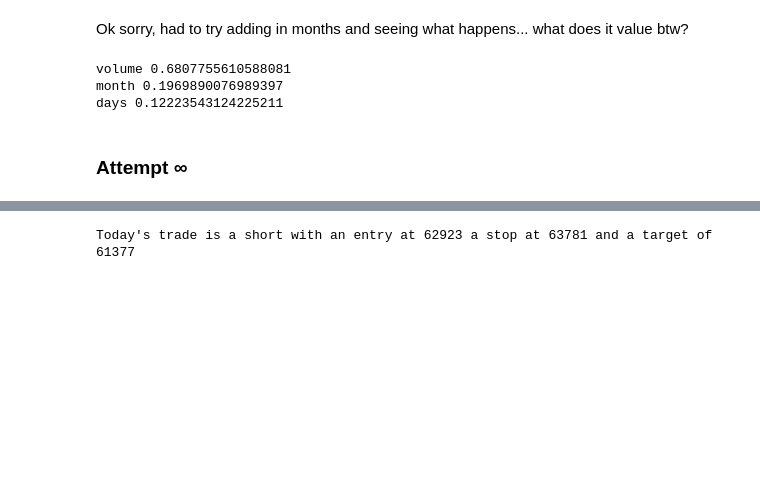
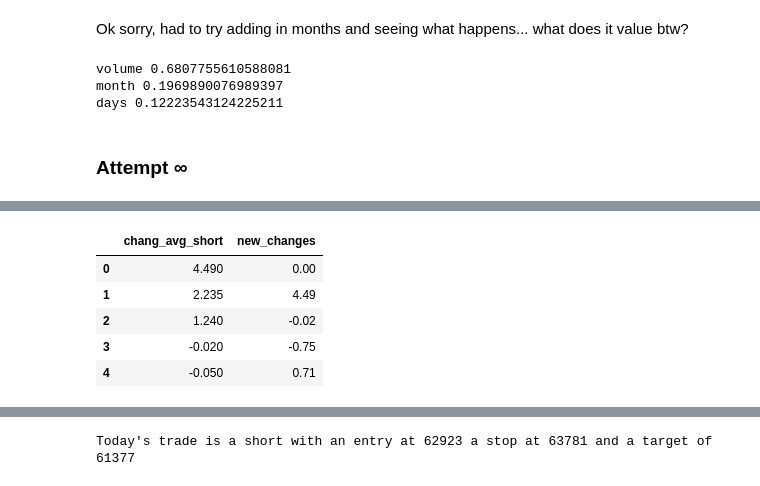
Before and after one commit to Mokoto-K/btc-regressor-predictor, a Jupyter notebook: btc-regressor-predictor.ipynb, the cells around one changed output, grey strips where cells are left out. Cells and saved outputs as stored; diff of their text form; code cells hidden in the pictures; blank space fills up the shorter version.

```diff
--- a/btc-regressor-predictor.ipynb
+++ b/btc-regressor-predictor.ipynb
@@ -472 +469,37 @@ X.head()
+# %%
+# Create a new Dataframe for attempt ∞
+X = pd.DataFrame()
+
+# Add days as a column in our dataframe
+# X["days"] = days
+
+# Assign short and long lengths for moving averages
+short_length = 3
+long_length = 10
+
+# Add moving averages to our dataframe
+X["chang_avg_short"] = rolling_avg("change", short_length)
+# X["high_avg_short"] = rolling_avg("high_to_close",short_length)
+# X["low_avg_short"] = rolling_avg("low_to_close",short_length)
+# X["mag_avg_short"] = rolling_avg("high_to_low",short_length)
+
+# X["chang_avg_long"] = rolling_avg("change",long_length)
+# X["high_avg_long"] = rolling_avg("high_to_close",long_length)
+# X["low_avg_long"] = rolling_avg("low_to_close",long_length)
+# X["mag_avg_long"] = rolling_avg("high_to_low",long_length)
+
+# Add the augmented versions of high, low, change, aguemented by one day, therefore they are the previous days values
+X["new_changes"] = augment_columns("change")
+# X["new_highs"] = augment_columns("high_to_close")
+# X["new_lows"] = augment_columns("low_to_close")
+
+# Inspect what we have done
+X.head()
+# %% [output]
+|  | chang_avg_short | new_changes |
+| 0 | 4.490 | 0.00 |
+| 1 | 2.235 | 4.49 |
+| 2 | 1.240 | -0.02 |
+| 3 | -0.020 | -0.75 |
+| 4 | -0.050 | 0.71 |
 # %%
```
Also changed, not shown: parts of 18 cells of this notebook.
